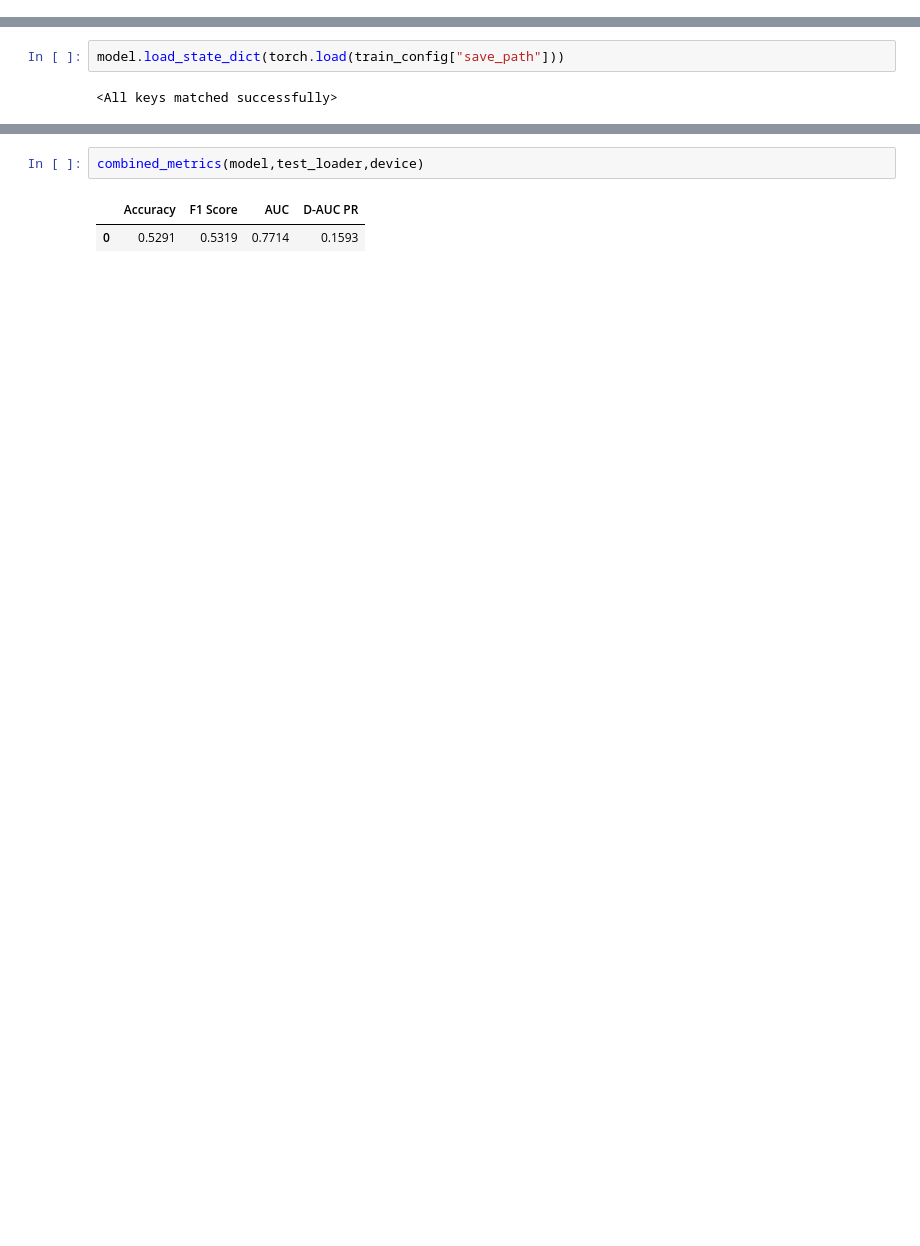
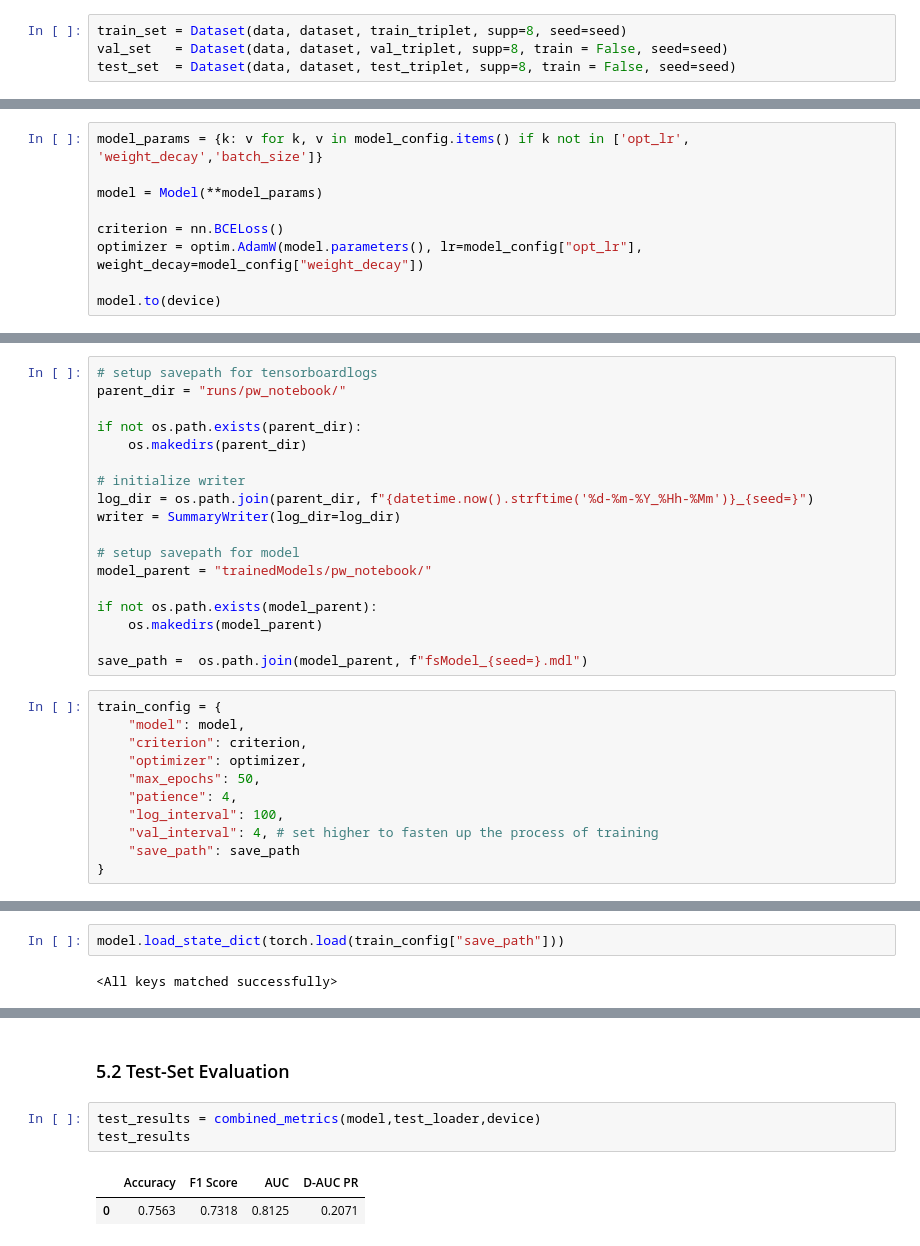
Before and after one commit to NiMaMel/BSC, a Jupyter notebook: Practical Work.ipynb, the cells around one changed output, grey strips where cells are left out. Saved outputs shown, nothing was run; the diff lists cells and outputs as text; blank space fills up the shorter version.

```diff
--- a/Practical Work.ipynb
+++ b/Practical Work.ipynb
@@ -128,2 +133,6 @@ data = preprocessing(sider)
+# %%
+train_set = Dataset(data, dataset, train_triplet, supp=8, seed=seed)
+val_set   = Dataset(data, dataset, val_triplet, supp=8, train = False, seed=seed)
+test_set  = Dataset(data, dataset, test_triplet, supp=8, train = False, seed=seed)
 # %% [markdown]
 # 3. Model
@@ -203,0 +148,9 @@ test_loader = DataLoader(test_set , batch_size=BATCH_SIZE, shuffle=True)
+# %%
+model_params = {k: v for k, v in model_config.items() if k not in ['opt_lr', 'weight_decay','batch_size']}
+
+model = Model(**model_params)
+
+criterion = nn.BCELoss()
+optimizer = optim.AdamW(model.parameters(), lr=model_config["opt_lr"], weight_decay=model_config["weight_decay"])
+
+model.to(device)
@@ -205,0 +181,29 @@ test_loader = DataLoader(test_set , batch_size=BATCH_SIZE, shuffle=True)
+# %%
+# setup savepath for tensorboardlogs
+parent_dir = "runs/pw_notebook/"
+
+if not os.path.exists(parent_dir):
+    os.makedirs(parent_dir)
+
+# initialize writer
+log_dir = os.path.join(parent_dir, f"{datetime.now().strftime('%d-%m-%Y_%Hh-%Mm')}_{seed=}")
+writer = SummaryWriter(log_dir=log_dir)
+
+# setup savepath for model
+model_parent = "trainedModels/pw_notebook/"
+
+if not os.path.exists(model_parent):
+    os.makedirs(model_parent)
+
+save_path =  os.path.join(model_parent, f"fsModel_{seed=}.mdl")
+# %%
+train_config = {
+    "model": model,
+    "criterion": criterion,
+    "optimizer": optimizer,
+    "max_epochs": 50,
+    "patience": 4,
+    "log_interval": 100,
+    "val_interval": 4, # set higher to fasten up the process of training
+    "save_path": save_path
+}
@@ -222,5 +230,8 @@ combined_metrics(model,val_loader,device)
+# %% [markdown]
+### 5.2 Test-Set Evaluation
 # %%
-combined_metrics(model,test_loader,device)
+test_results = combined_metrics(model,test_loader,device)
+test_results
 # %% [output]
 |  | Accuracy | F1 Score | AUC | D-AUC PR |
-| 0 | 0.5291 | 0.5319 | 0.7714 | 0.1593 |
+| 0 | 0.7563 | 0.7318 | 0.8125 | 0.2071 |
```
Also changed, not shown: parts of 54 cells of this notebook, 15 other files.
